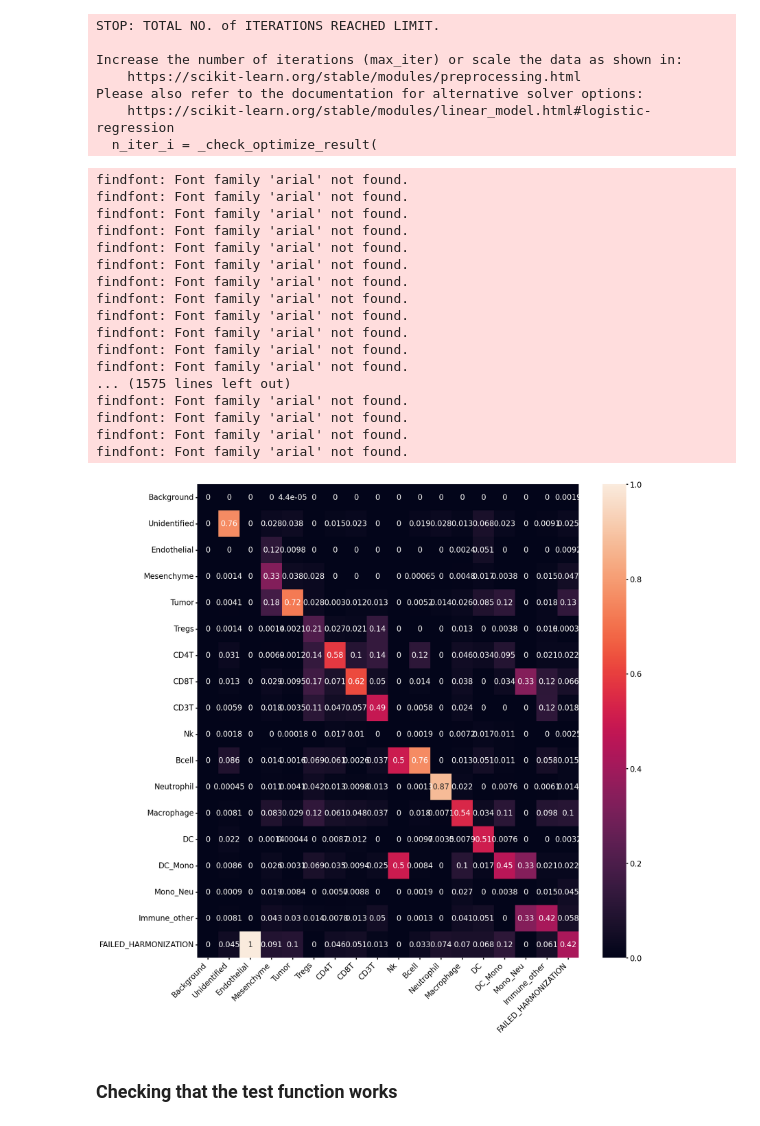
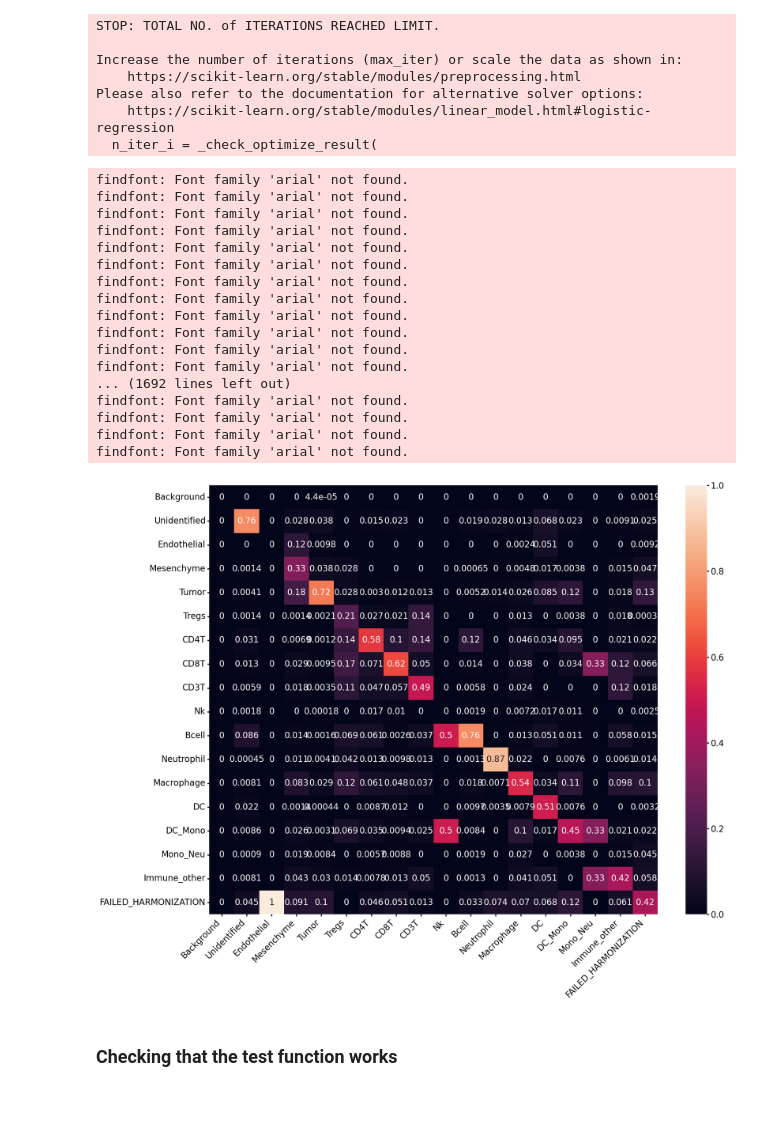
Before and after one commit to jsunn-y/BE-205, a Jupyter notebook: Assignment 1/main.ipynb, the cells around one changed output. Drawn from its saved outputs; the diff is of its cells as text; code cells hidden in the pictures.

```diff
--- a/Assignment 1/main.ipynb
+++ b/Assignment 1/main.ipynb
@@ -143,29 +144,30 @@ Please also refer to the documentation for alternative solver options:
 # %%
 results_matrix = confusion_matrix(y_test, y_pred_test, normalize='pred')
 
-plt.figure(figsize=(18, 18))
+plt.figure(figsize=(18, 14))
 sns.heatmap(results_matrix, xticklabels=meta_data['cell_types'].values(), yticklabels=meta_data['cell_types'].values(), annot=True)
 plt.xticks(rotation=45, ha="right")
+plt.tight_layout()
 plt.savefig('confusion_matrix.jpg', dpi=500)
 # %% [output]
 findfont: Font family 'arial' not found.
 findfont: Font family 'arial' not found.
 findfont: Font family 'arial' not found.
 findfont: Font family 'arial' not found.
 findfont: Font family 'arial' not found.
 findfont: Font family 'arial' not found.
 findfont: Font family 'arial' not found.
 findfont: Font family 'arial' not found.
 findfont: Font family 'arial' not found.
 findfont: Font family 'arial' not found.
 findfont: Font family 'arial' not found.
 findfont: Font family 'arial' not found.
-... (1575 lines left out)
+... (1692 lines left out)
 findfont: Font family 'arial' not found.
 findfont: Font family 'arial' not found.
 findfont: Font family 'arial' not found.
 findfont: Font family 'arial' not found.
-[figure, old version]
+[figure, new version]
 # %% [markdown]
 ### Checking that the test function works
 # %%
```
Also changed, not shown: parts of 1 cell of this notebook, 2 other files.
